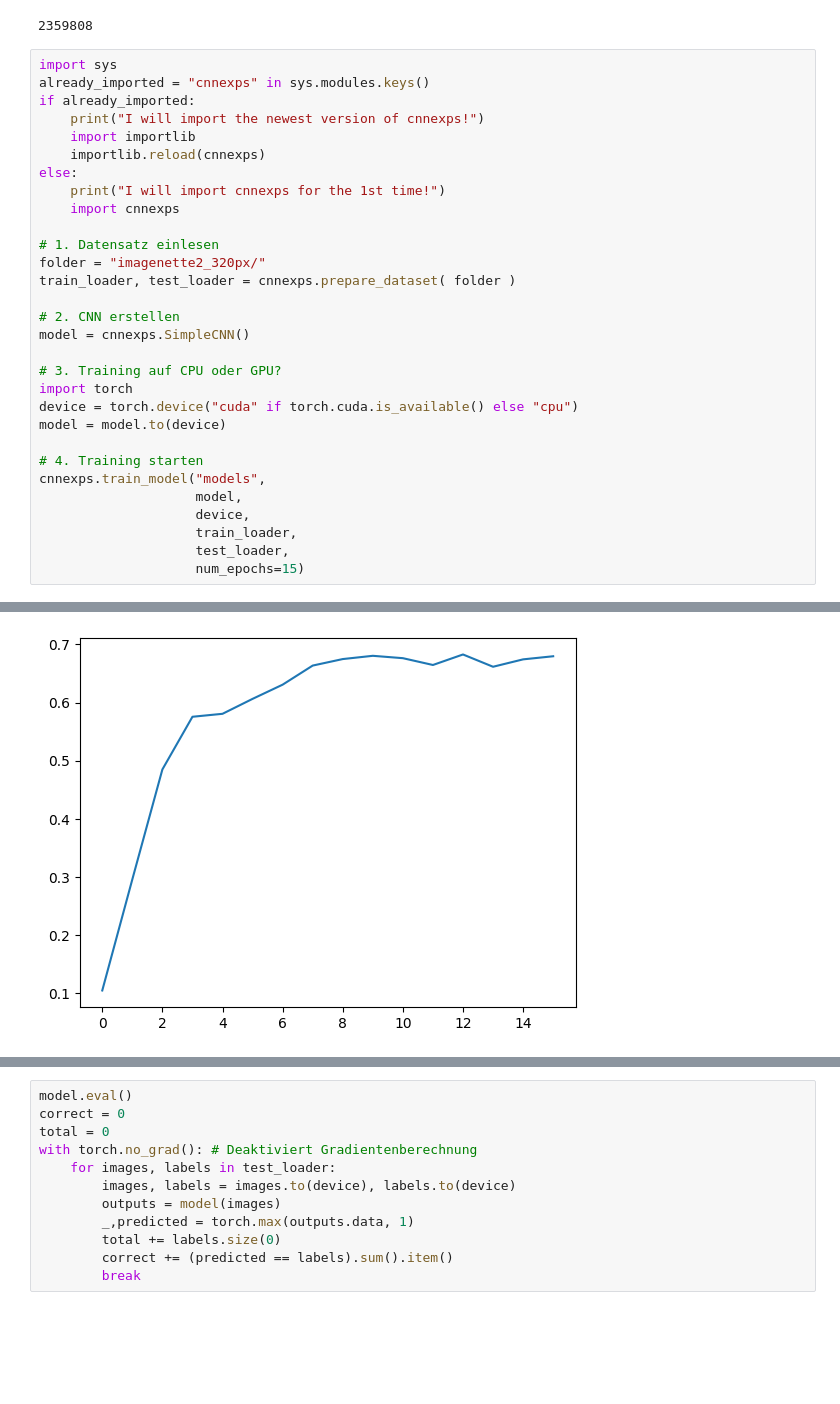
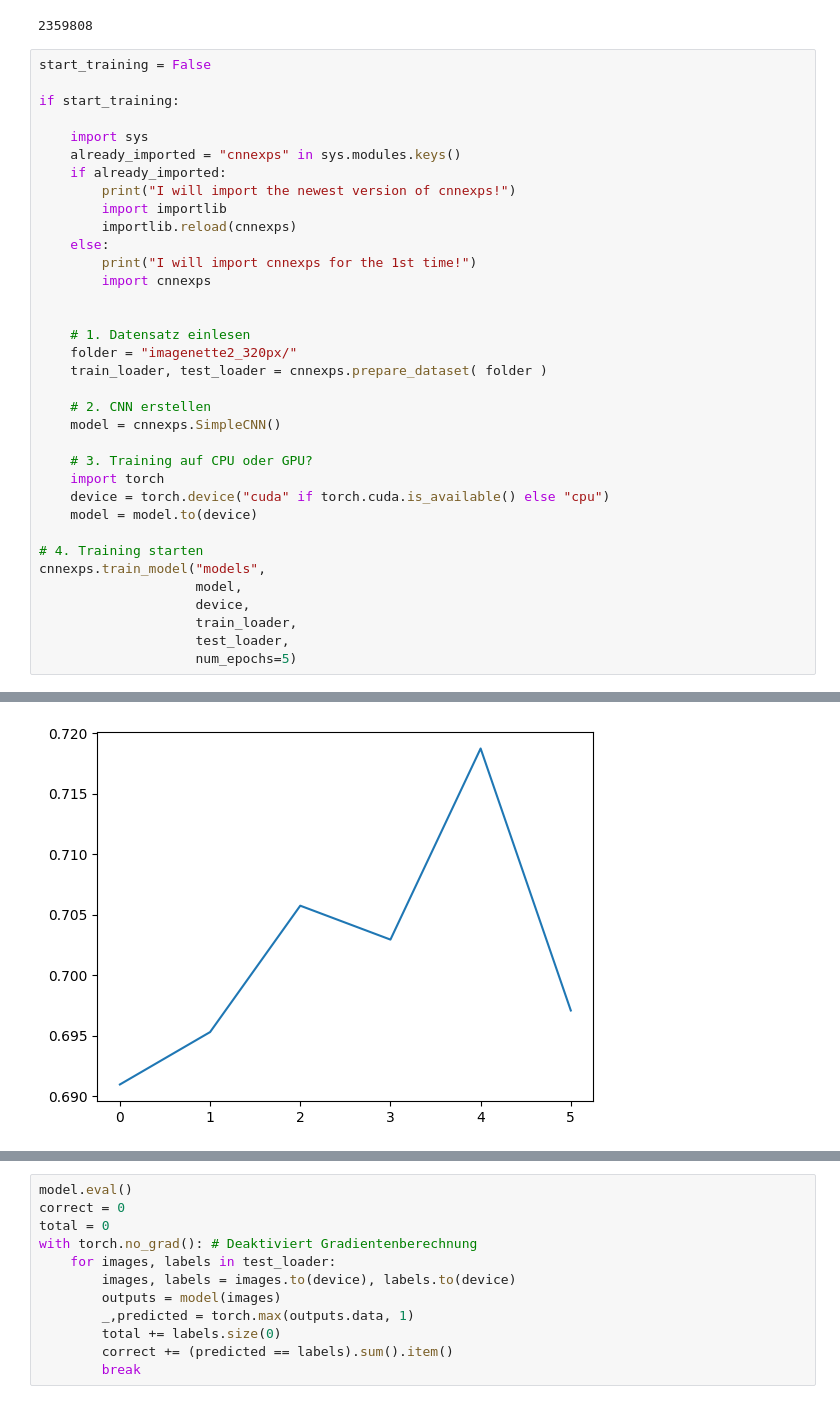
Before and after one commit to juebrauer/ws23_deeplearning4computervision, a Jupyter notebook: 1-2_cnn_trainieren_und_testen.ipynb, the cells around one changed output, grey strips where cells are left out. Saved outputs shown, nothing was run; the diff lists cells and outputs as text; blank space fills up the shorter version.

```diff
--- a/1-2_cnn_trainieren_und_testen.ipynb
+++ b/1-2_cnn_trainieren_und_testen.ipynb
@@ -443,27 +443,32 @@ Trainings-Epoche: 1/2
 # %% [output]
 2359808
 # %%
-import sys
-already_imported = "cnnexps" in sys.modules.keys()
-if already_imported:
-    print("I will import the newest version of cnnexps!")
-    import importlib
-    importlib.reload(cnnexps)
-else:
-    print("I will import cnnexps for the 1st time!")
-    import cnnexps
+start_training = False
 
-# 1. Datensatz einlesen
-folder = "imagenette2_320px/"
-train_loader, test_loader = cnnexps.prepare_dataset( folder )
+if start_training:
 
-# 2. CNN erstellen
-model = cnnexps.SimpleCNN()
+    import sys
+    already_imported = "cnnexps" in sys.modules.keys()
+    if already_imported:
+        print("I will import the newest version of cnnexps!")
+        import importlib
+        importlib.reload(cnnexps)
+    else:
+        print("I will import cnnexps for the 1st time!")
+        import cnnexps
 
-# 3. Training auf CPU oder GPU?
-import torch
-device = torch.device("cuda" if torch.cuda.is_available() else "cpu")
-model = model.to(device)
+
+    # 1. Datensatz einlesen
+    folder = "imagenette2_320px/"
+    train_loader, test_loader = cnnexps.prepare_dataset( folder )
+
+    # 2. CNN erstellen
+    model = cnnexps.SimpleCNN()
+
+    # 3. Training auf CPU oder GPU?
+    import torch
+    device = torch.device("cuda" if torch.cuda.is_available() else "cpu")
+    model = model.to(device)
 
 # 4. Training starten
 cnnexps.train_model("models",
@@ -471,5 +476,5 @@ cnnexps.train_model("models",
                     device,
                     train_loader,
                     test_loader,
-                    num_epochs=15)
+                    num_epochs=5)
 # %% [output]
@@ -493 +498 @@ Duration: 50.64 seconds
-[figure, old version]
+[figure, new version]
```
Also changed, not shown: parts of 11 cells of this notebook, 1 other file.
